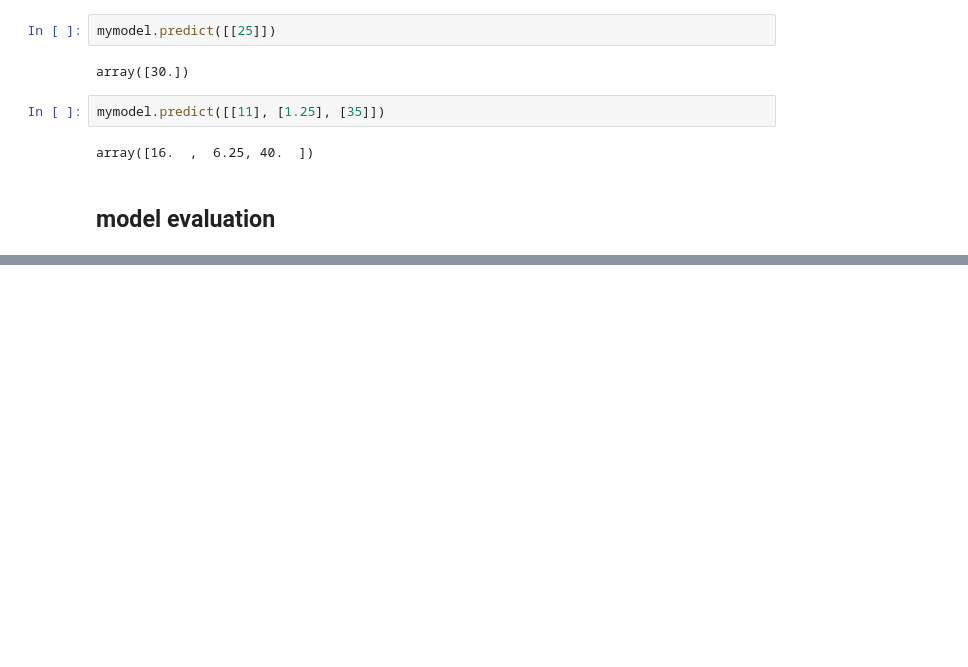
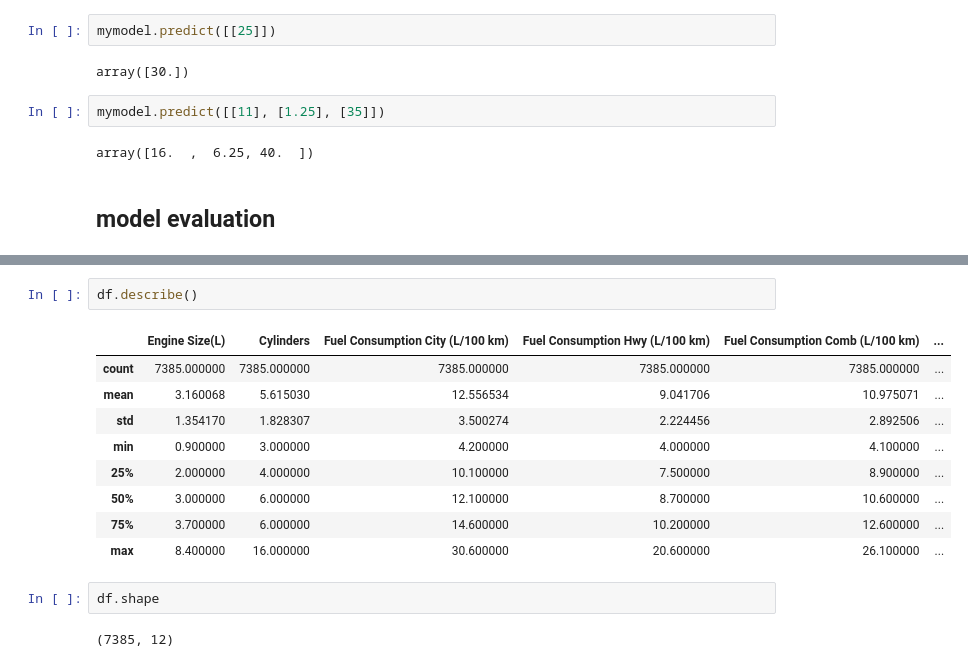
Before and after one commit to fahime9407/Machine-Learning-Path, a Jupyter notebook: regression/slRegression.ipynb, the cells around one changed output, grey strips where cells are left out. Saved outputs shown, nothing was run; the diff lists cells and outputs as text; blank space fills up the shorter version.

```diff
--- a/regression/slRegression.ipynb
+++ b/regression/slRegression.ipynb
@@ -47,0 +66,16 @@ array([16.  ,  6.25, 40.  ])
+# %%
+df.describe()
+# %% [output]
+|  | Engine Size(L) | Cylinders | Fuel Consumption City (L/100 km) | Fuel Consumption Hwy (L/100 km) | Fuel Consumption Comb (L/100 km) | ... |
+| count | 7385.000000 | 7385.000000 | 7385.000000 | 7385.000000 | 7385.000000 | ... |
+| mean | 3.160068 | 5.615030 | 12.556534 | 9.041706 | 10.975071 | ... |
+| std | 1.354170 | 1.828307 | 3.500274 | 2.224456 | 2.892506 | ... |
+| min | 0.900000 | 3.000000 | 4.200000 | 4.000000 | 4.100000 | ... |
+| 25% | 2.000000 | 4.000000 | 10.100000 | 7.500000 | 8.900000 | ... |
+| 50% | 3.000000 | 6.000000 | 12.100000 | 8.700000 | 10.600000 | ... |
+| 75% | 3.700000 | 6.000000 | 14.600000 | 10.200000 | 12.600000 | ... |
+| max | 8.400000 | 16.000000 | 30.600000 | 20.600000 | 26.100000 | ... |
+# %%
+df.shape
+# %% [output]
+(7385, 12)
```
Also changed, not shown: parts of 12 cells of this notebook.
